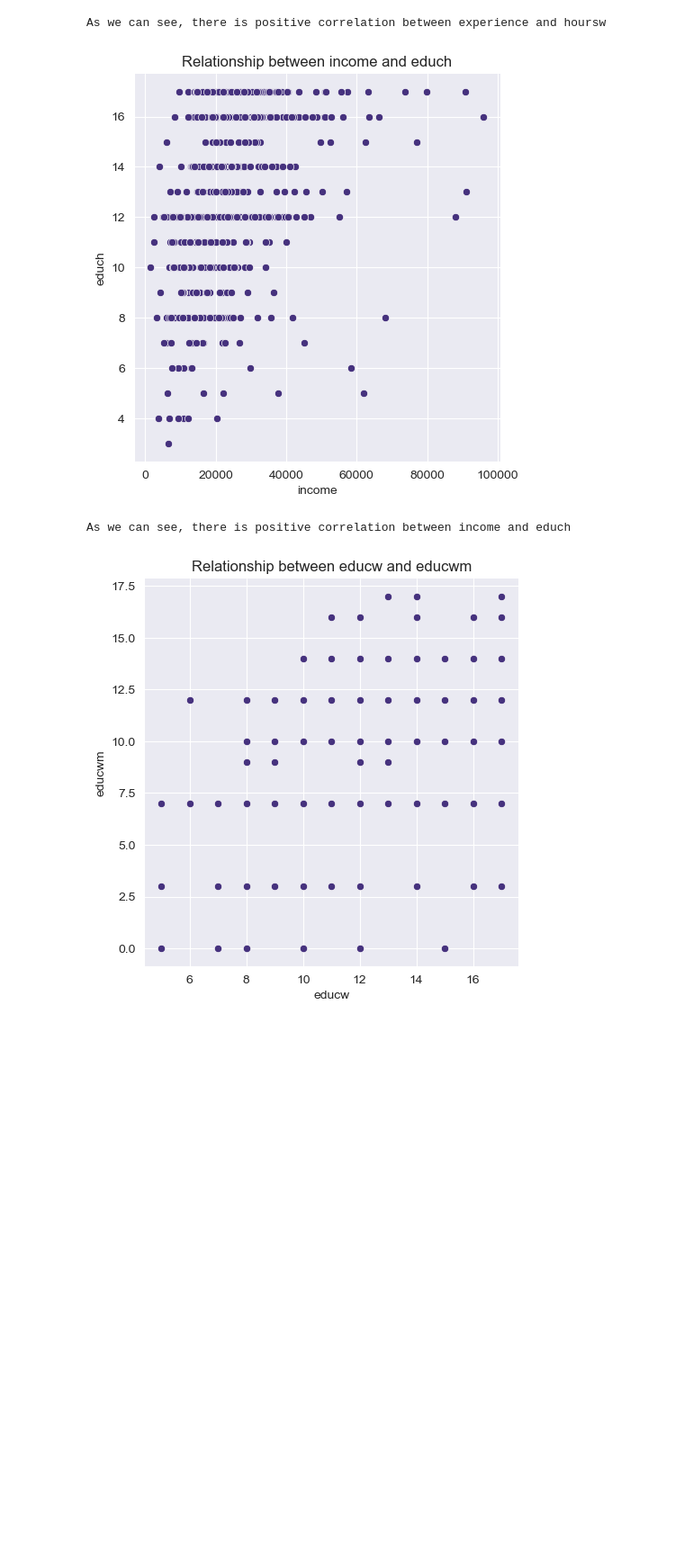
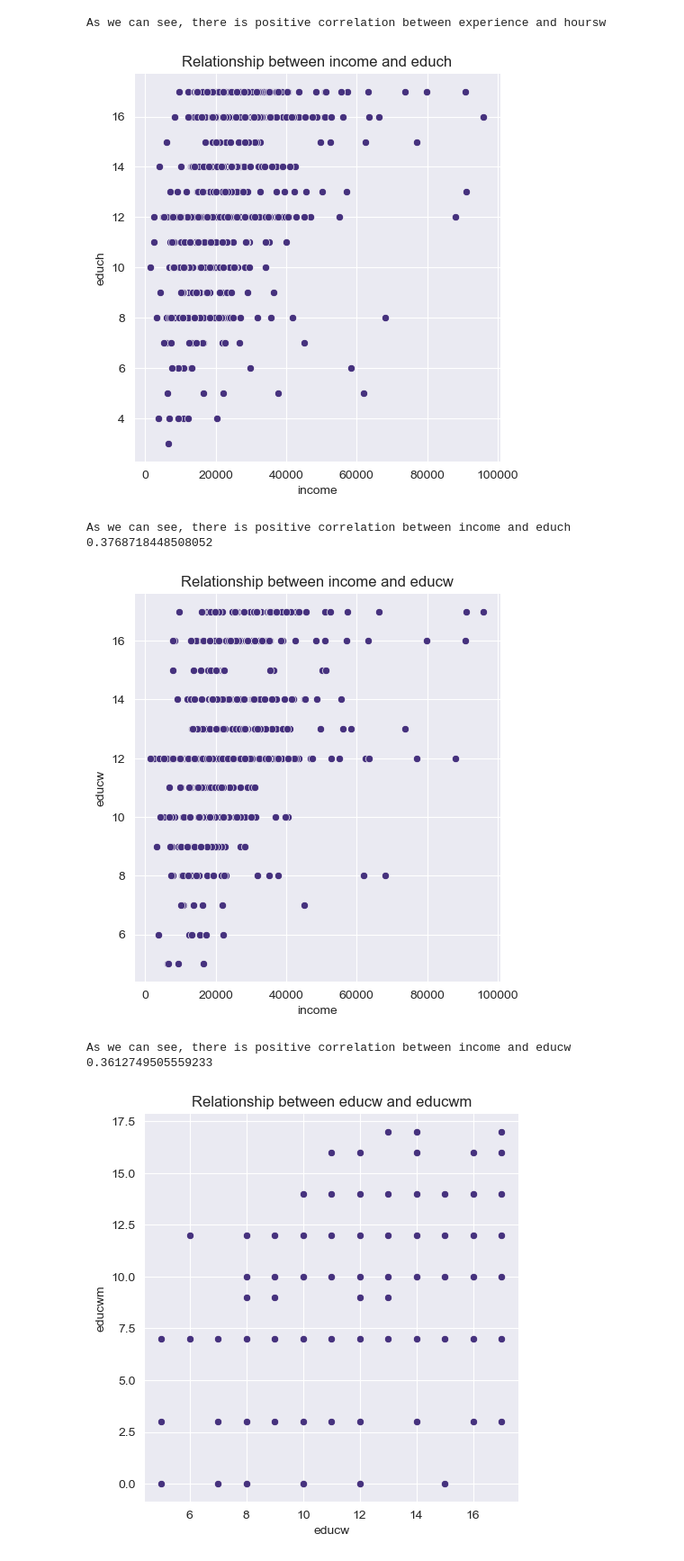
Before and after one commit to LiorBenSidi/Mini-Project, a Jupyter notebook: Mini-Project.ipynb, the cells around one changed output. Shown: that part at 90% size. Saved outputs shown, nothing was run; the diff lists cells and outputs as text; code cells hidden in the pictures; blank space fills up the shorter version.

```diff
--- a/Mini-Project.ipynb
+++ b/Mini-Project.ipynb
@@ -216,9 +243,36 @@ facetgrid_obj.set(title=f"Relationship between {x} and {y}")
 plt.show()
 
 print(f"As we can see, there is positive correlation between {x} and {y}")
+
+#checking the correlation
+corr_h = df.income.corr(df.educh)
+print(corr_h)
 # %% [output]
 [figure]
 As we can see, there is positive correlation between income and educh
+0.3768718448508052
+# %%
+x="income"
+y="educw"
+
+# Create the FacetGrid plot
+facetgrid_obj = sns.relplot(x=x, y=y, data=df)
+
+# Set the title
+facetgrid_obj.set(title=f"Relationship between {x} and {y}")
+
+# Display the plot
+plt.show()
+
+print(f"As we can see, there is positive correlation between {x} and {y}")
+
+#checking the correlation
+corr_w = df.income.corr(df.educw)
+print(corr_w)
+# %% [output]
+[figure, added]
+As we can see, there is positive correlation between income and educw
+0.3612749505559233
 # %%
 x="educw"
 y="educwm"
```
Also changed, not shown: parts of 13 cells of this notebook.
